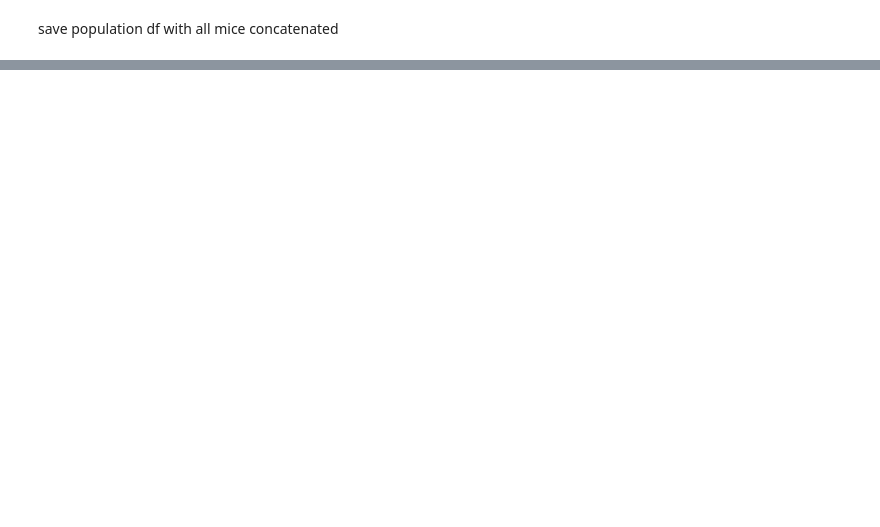
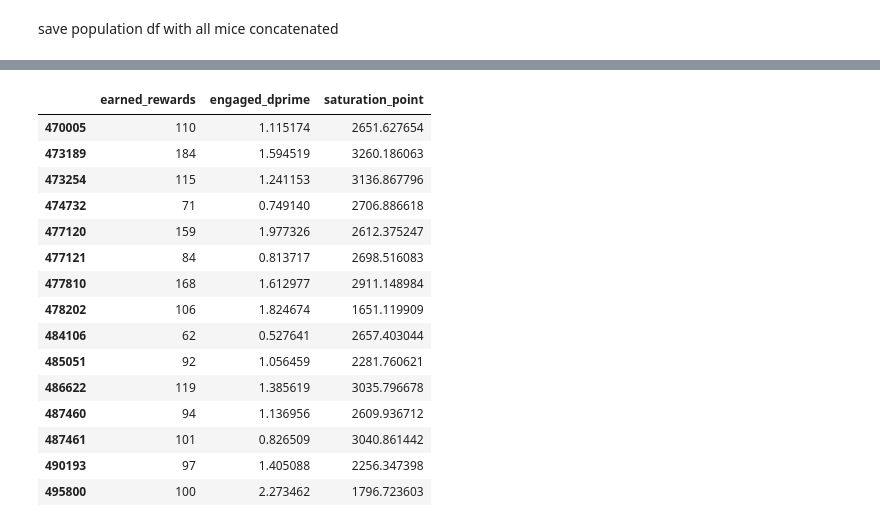
Before and after one commit to taminar/mouseBehaviorData, a Jupyter notebook: runBatchofMice.ipynb, the cells around one changed output, grey strips where cells are left out. Saved outputs shown, nothing was run; the diff lists cells and outputs as text; code cells hidden in the pictures; blank space fills up the shorter version.

```diff
--- a/runBatchofMice.ipynb
+++ b/runBatchofMice.ipynb
@@ -119,0 +281,3 @@ KeyError: 'session_datetime_utc'
+# %%
+rv5df = pd.concat(rv5df)
+rv7df = pd.concat(rv7df)
@@ -119,0 +303,20 @@ KeyError: 'session_datetime_utc'
+# %%
+mean_7 = rv7df[['earned_rewards', 'engaged_dprime', 'saturation_point']].groupby(level=0).median()
+mean_7
+# %% [output]
+|  | earned_rewards | engaged_dprime | saturation_point |
+| 470005 | 110 | 1.115174 | 2651.627654 |
+| 473189 | 184 | 1.594519 | 3260.186063 |
+| 473254 | 115 | 1.241153 | 3136.867796 |
+| 474732 | 71 | 0.749140 | 2706.886618 |
+| 477120 | 159 | 1.977326 | 2612.375247 |
+| 477121 | 84 | 0.813717 | 2698.516083 |
+| 477810 | 168 | 1.612977 | 2911.148984 |
+| 478202 | 106 | 1.824674 | 1651.119909 |
+| 484106 | 62 | 0.527641 | 2657.403044 |
+| 485051 | 92 | 1.056459 | 2281.760621 |
+| 486622 | 119 | 1.385619 | 3035.796678 |
+| 487460 | 94 | 1.136956 | 2609.936712 |
+| 487461 | 101 | 0.826509 | 3040.861442 |
+| 490193 | 97 | 1.405088 | 2256.347398 |
+| 495800 | 100 | 2.273462 | 1796.723603 |
```
Also changed, not shown: parts of 17 cells of this notebook, 8 other files.
